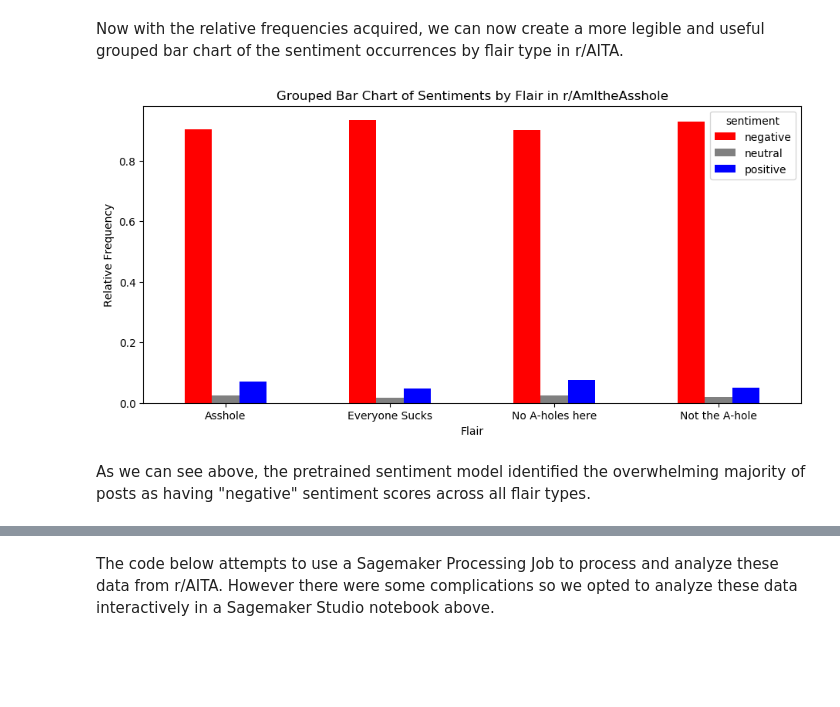
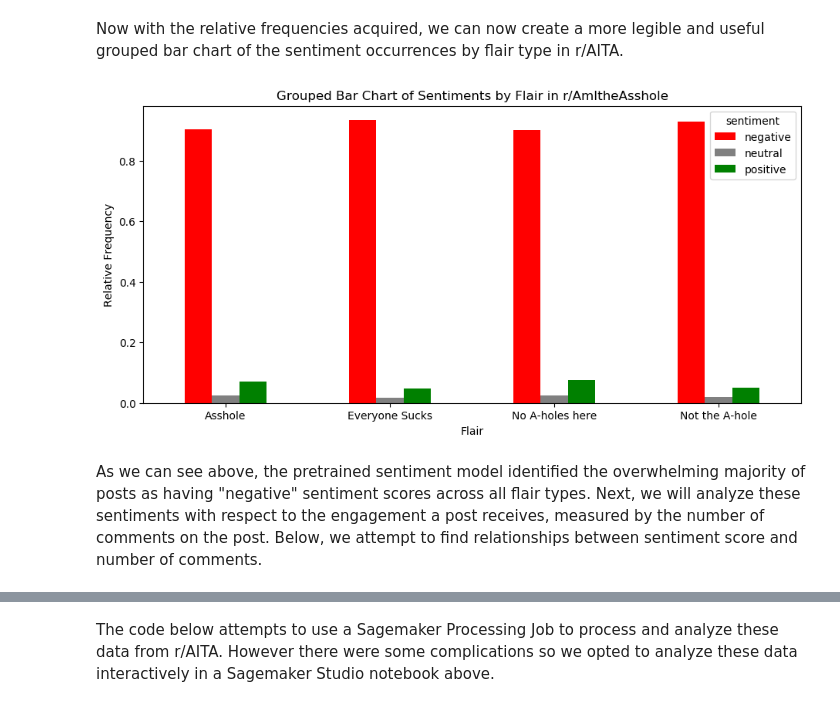
Before and after one commit to gu-dsan6000/fall-2023-reddit-project-team-17, a Jupyter notebook: code/project-nlp/flairs-nlp.ipynb, the cells around one changed output, grey strips where cells are left out. Drawn from its saved outputs; the diff is of its cells as text; code cells hidden in the pictures; blank space fills up the shorter version.

Commit message:
flair engagement analysis

```diff
--- a/code/project-nlp/flairs-nlp.ipynb
+++ b/code/project-nlp/flairs-nlp.ipynb
@@ -268,15 +261,15 @@ Now with the relative frequencies acquired, we can now create a more legible and
 # %%
 df_pivot_prop.reset_index().plot(x = "link_flair_text",
                                  kind = "bar", stacked = False,
                                  title = "Grouped Bar Chart of Sentiments by Flair in r/AmItheAsshole",
                                  xlabel = "Flair",
                                 ylabel = "Relative Frequency",
                                 rot = 0,
                                 figsize = (11,5),
-                                color = ["red","gray", "blue"])
+                                color = ["red","gray", "green"])
 plt.savefig("../../website-source/img/flair_sentiments_barchart.png")
 plt.show()
 # %% [output]
-[figure, old version]
+[figure, new version]
 # %% [markdown]
-As we can see above, the pretrained sentiment model identified the overwhelming majority of posts as having "negative" sentiment scores across all flair types.
+As we can see above, the pretrained sentiment model identified the overwhelming majority of posts as having "negative" sentiment scores across all flair types. Next, we will analyze these sentiments with respect to the engagement a post receives, measured by the number of comments on the post. Below, we attempt to find relationships between sentiment score and number of comments.
```
Also changed, not shown: parts of 6 cells of this notebook, 3 other files.
